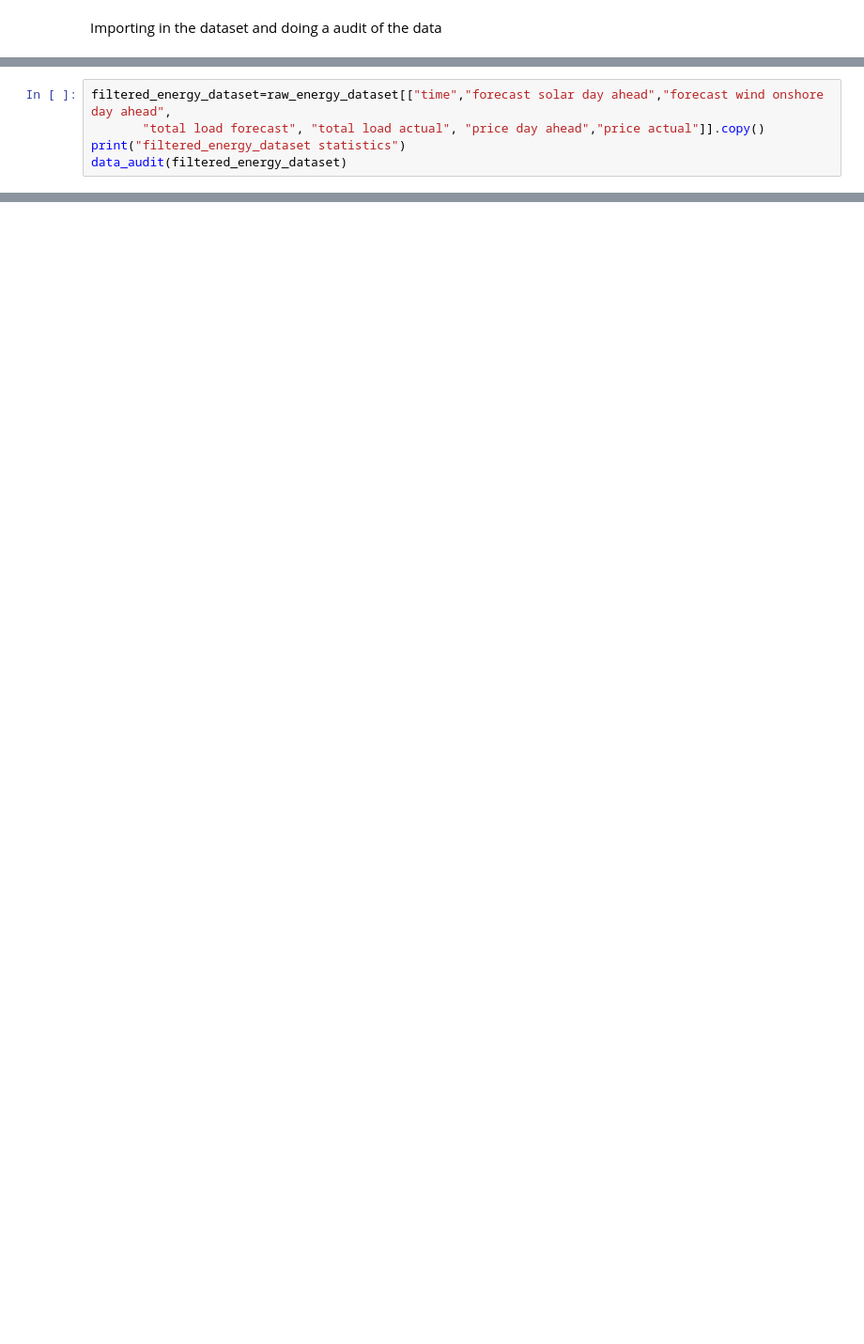
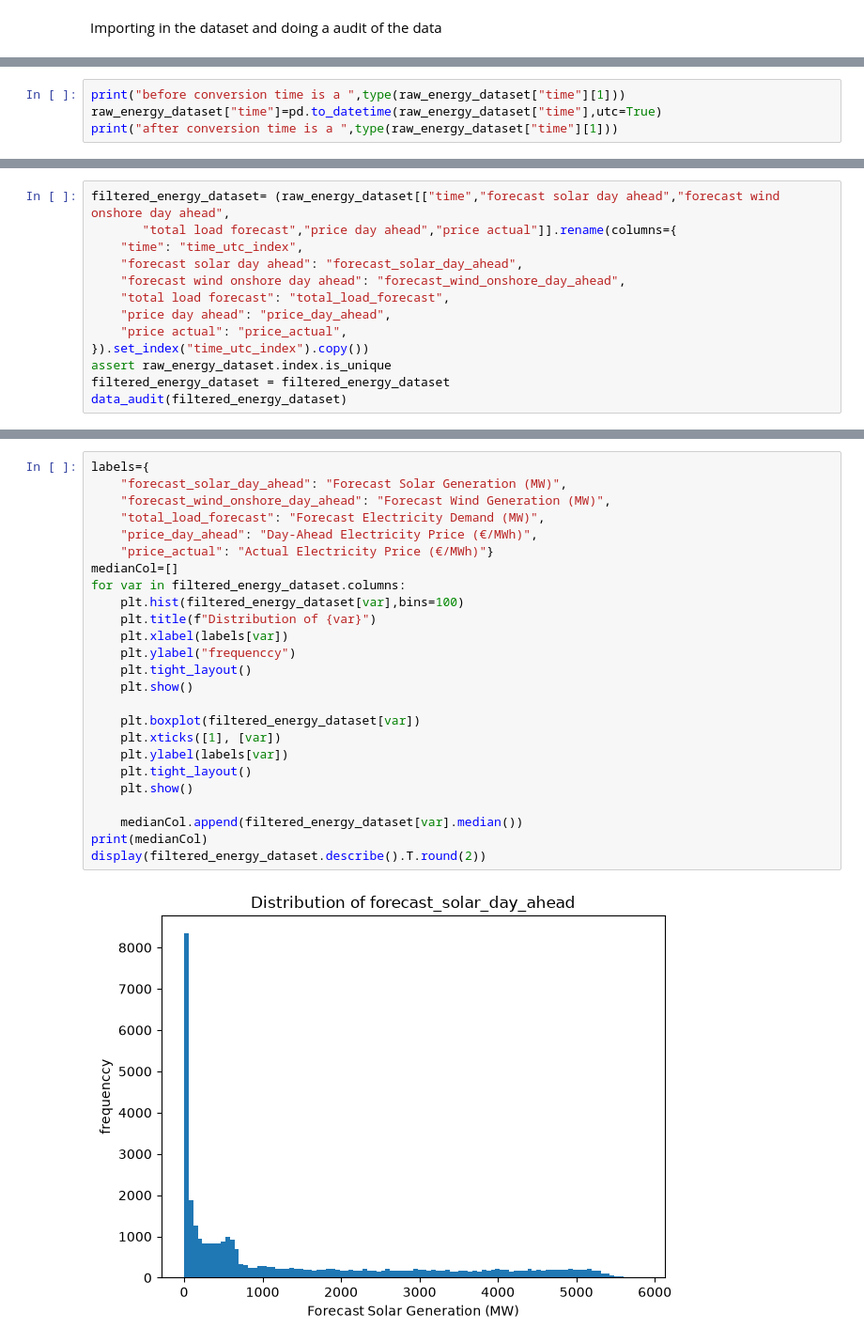
Before and after one commit to LeoFJoyce/using_machine_learning_for_forecasting_settlement_energy_prices, a Jupyter notebook: main.ipynb, the cells around one changed output, grey strips where cells are left out. Shown at 94% size. Drawn from its saved outputs; the diff is of its cells as text; blank space fills up the shorter version.

```diff
--- a/main.ipynb
+++ b/main.ipynb
@@ -34,0 +82,4 @@ end of data audit
+# %%
+print("before conversion time is a ",type(raw_energy_dataset["time"][1]))
+raw_energy_dataset["time"]=pd.to_datetime(raw_energy_dataset["time"],utc=True)
+print("after conversion time is a ",type(raw_energy_dataset["time"][1]))
@@ -38,6 +93,14 @@ didnt choose forecast wind eday ahead has it only contained NAN add more justifi
 # %%
-filtered_energy_dataset=raw_energy_dataset[["time","forecast solar day ahead","forecast wind onshore day ahead",
-       "total load forecast", "total load actual", "price day ahead","price actual"]].copy()
-print("filtered_energy_dataset statistics")
+filtered_energy_dataset= (raw_energy_dataset[["time","forecast solar day ahead","forecast wind onshore day ahead",
+       "total load forecast","price day ahead","price actual"]].rename(columns={
+    "time": "time_utc_index",
+    "forecast solar day ahead": "forecast_solar_day_ahead",
+    "forecast wind onshore day ahead": "forecast_wind_onshore_day_ahead",
+    "total load forecast": "total_load_forecast",
+    "price day ahead": "price_day_ahead",
+    "price actual": "price_actual",
+}).set_index("time_utc_index").copy())
+assert raw_energy_dataset.index.is_unique
+filtered_energy_dataset = filtered_energy_dataset
 data_audit(filtered_energy_dataset)
 # %% [output]
@@ -90,0 +133,27 @@ Name: time, dtype: datetime64[us, Europe/Madrid]
+# %%
+labels={
+    "forecast_solar_day_ahead": "Forecast Solar Generation (MW)",
+    "forecast_wind_onshore_day_ahead": "Forecast Wind Generation (MW)",
+    "total_load_forecast": "Forecast Electricity Demand (MW)",
+    "price_day_ahead": "Day-Ahead Electricity Price (€/MWh)",
+    "price_actual": "Actual Electricity Price (€/MWh)"}
+medianCol=[]
+for var in filtered_energy_dataset.columns:
+    plt.hist(filtered_energy_dataset[var],bins=100)
+    plt.title(f"Distribution of {var}")
+    plt.xlabel(labels[var])
+    plt.ylabel("frequenccy")
+    plt.tight_layout()
+    plt.show()
+
+    plt.boxplot(filtered_energy_dataset[var])
+    plt.xticks([1], [var])
+    plt.ylabel(labels[var])
+    plt.tight_layout()
+    plt.show()
+
+    medianCol.append(filtered_energy_dataset[var].median())
+print(medianCol)
+display(filtered_energy_dataset.describe().T.round(2))
+# %% [output]
+[figure, added]
```
Also changed, not shown: parts of 26 cells of this notebook, 3 other files.
